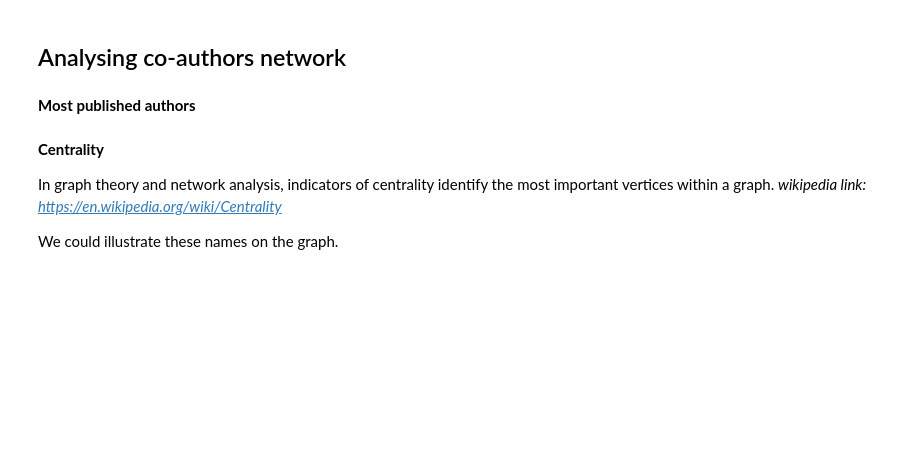
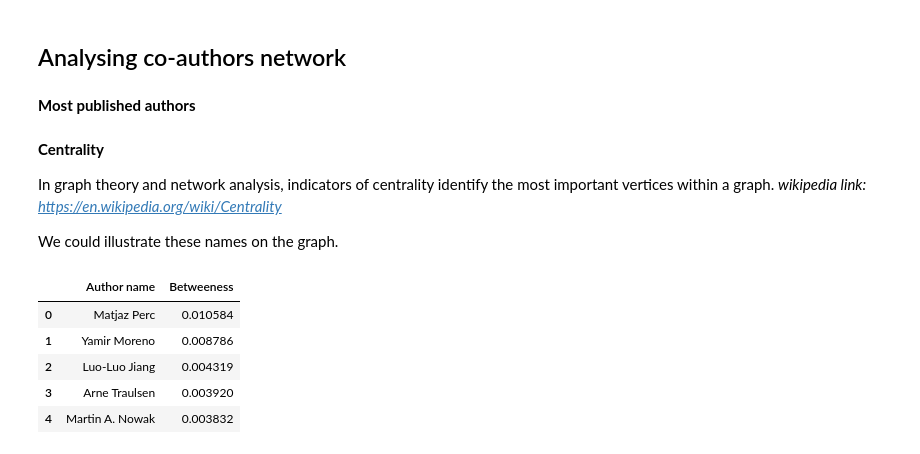
Before and after one commit to Nikoleta-v3/bibliometric-study-of-the-prisoners-dilemma, a Jupyter notebook: src/nbs/2. Prisoner's Dilemma Network Analysis.ipynb, the cells around one changed output. Saved outputs shown, nothing was run; the diff lists cells and outputs as text; code cells hidden in the pictures; blank space fills up the shorter version.

```diff
--- a/src/nbs/2. Prisoner's Dilemma Network Analysis.ipynb
+++ b/src/nbs/2. Prisoner's Dilemma Network Analysis.ipynb
@@ -146,8 +137,16 @@ In graph theory and network analysis, indicators of centrality identify the most
 
 We could illustrate these names on the graph.
 # %%
-betweeness = sorted(nx.betweenness_centrality(G, weight='weight').items(),
-                    key=lambda x:x[1], reverse=True)[0:10]
+betweeness = sorted(nx.betweenness_centrality(G, normalized=True).items(),
+                    key=lambda x:x[1], reverse=True)[0:5]
 betweeness = pd.DataFrame(betweeness, columns=['Author name', 'Betweeness'])
 betweeness['Author name'] = [name.title() for name in betweeness['Author name']]
+betweeness
+# %% [output]
+|  | Author name | Betweeness |
+| 0 | Matjaz Perc | 0.010584 |
+| 1 | Yamir Moreno | 0.008786 |
+| 2 | Luo-Luo Jiang | 0.004319 |
+| 3 | Arne Traulsen | 0.003920 |
+| 4 | Martin A. Nowak | 0.003832 |
 # %%
```
Also changed, not shown: parts of 7 cells of this notebook, 56 other files.
